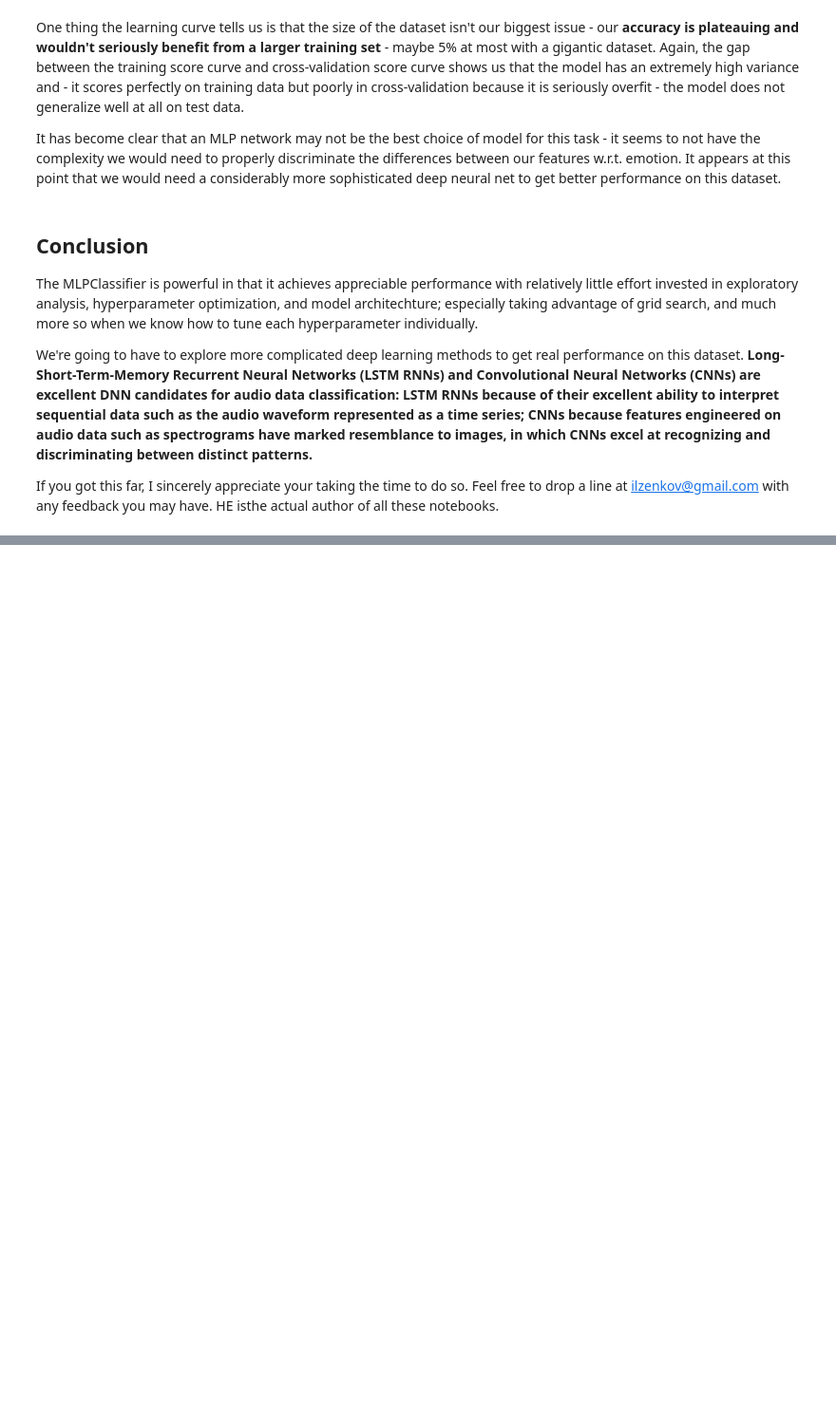
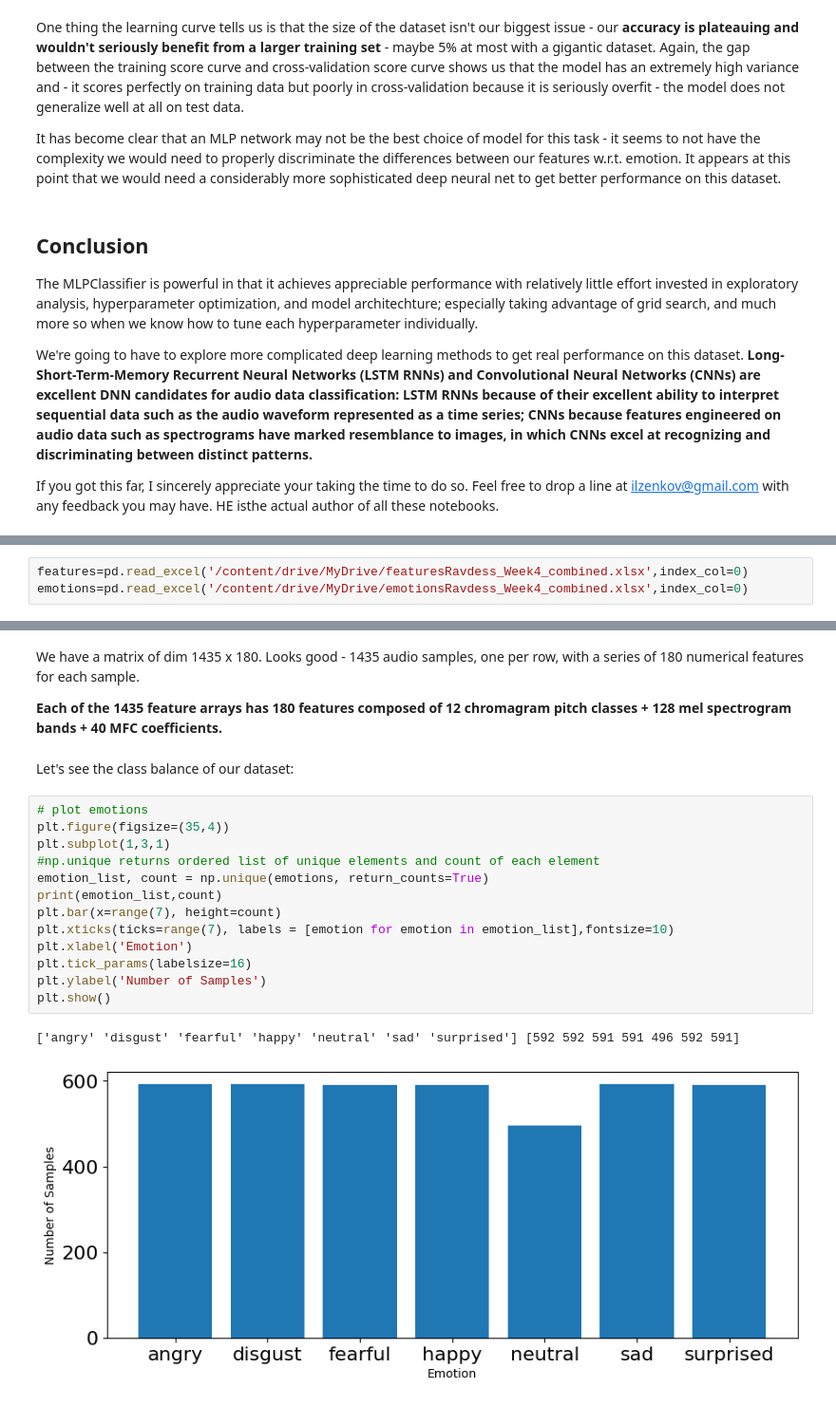
Before and after one commit to NavinThomsy/Week4-Neural_Network, a Jupyter notebook: Week4__Neural_Networks.ipynb, the cells around one changed output, grey strips where cells are left out. Shown at 95% size. Saved outputs shown, nothing was run; the diff lists cells and outputs as text; blank space fills up the shorter version.

```diff
--- a/Week4__Neural_Networks.ipynb
+++ b/Week4__Neural_Networks.ipynb
@@ -834,0 +1067,3 @@ If you got this far, I sincerely appreciate your taking the time to do so. Feel
+# %%
+features=pd.read_excel('/content/drive/MyDrive/featuresRavdess_Week4_combined.xlsx',index_col=0)
+emotions=pd.read_excel('/content/drive/MyDrive/emotionsRavdess_Week4_combined.xlsx',index_col=0)
@@ -834,0 +1092,23 @@ If you got this far, I sincerely appreciate your taking the time to do so. Feel
+# %% [markdown]
+We have a matrix of dim 1435 x 180. Looks good - 1435 audio samples, one per row, with a series of
+180 numerical features for each sample.
+
+**Each of the 1435 feature arrays has 180 features composed of 12 chromagram pitch classes + 128 mel spectrogram bands + 40 MFC coefficients.**
+# %% [markdown]
+Let's see the class balance of our dataset:
+# %%
+# plot emotions
+plt.figure(figsize=(35,4))
+plt.subplot(1,3,1)
+#np.unique returns ordered list of unique elements and count of each element
+emotion_list, count = np.unique(emotions, return_counts=True)
+print(emotion_list,count)
+plt.bar(x=range(7), height=count)
+plt.xticks(ticks=range(7), labels = [emotion for emotion in emotion_list],fontsize=10)
+plt.xlabel('Emotion')
+plt.tick_params(labelsize=16)
+plt.ylabel('Number of Samples')
+plt.show()
+# %% [output]
+['angry' 'disgust' 'fearful' 'happy' 'neutral' 'sad' 'surprised'] [592 592 591 591 496 592 591]
+[figure, added]
```
Also changed, not shown: parts of 66 cells of this notebook.
